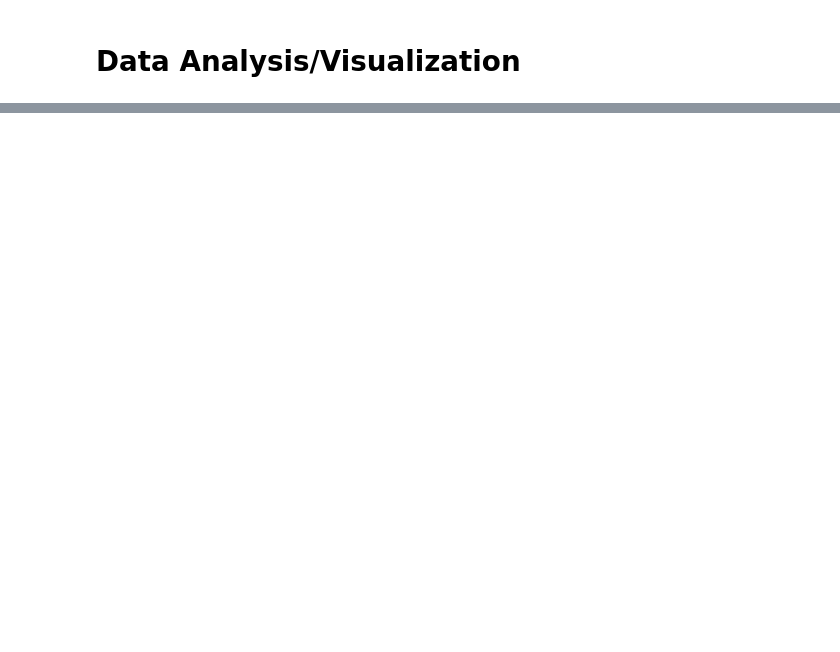
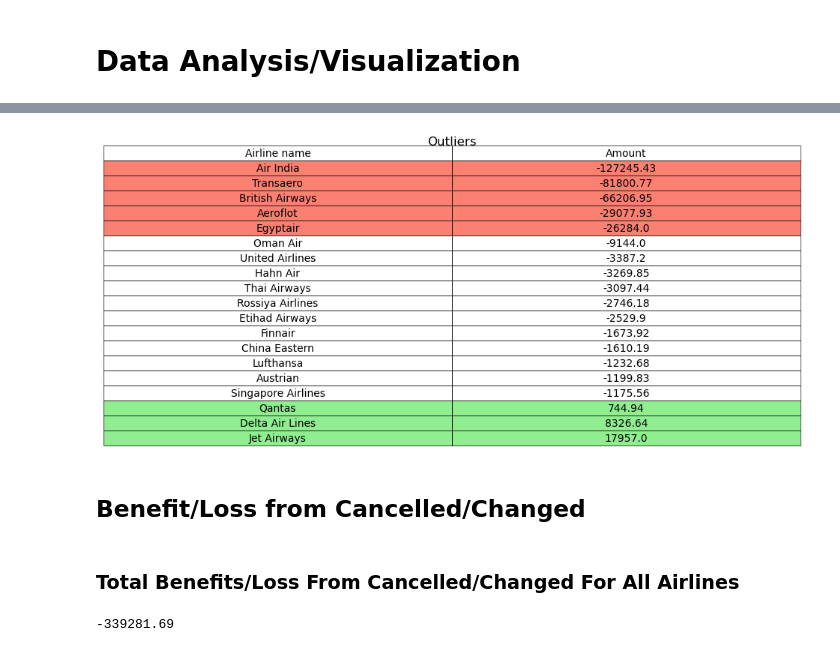
Before and after one commit to mlvilleg/CovidInteractivePlot, a Jupyter notebook: Airline Project/Analysis.ipynb, the cells around one changed output, grey strips where cells are left out. Drawn from its saved outputs; the diff is of its cells as text; code cells hidden in the pictures; blank space fills up the shorter version.

Commit message:
Refined project, added sql section, added better analysis

```diff
--- a/Airline Project/Analysis.ipynb
+++ b/Airline Project/Analysis.ipynb
@@ -57,3 +73,6 @@ df_cleaned["Ticket Issuance Date"] = pd.to_datetime(df_cleaned["Ticket Issuance
+# %%
+#Dropping REISVERZEKERING and OVERIGE
+df_cleaned = df_cleaned[~df_cleaned['Category'].isin(['REISVERZEKERING', 'OVERIGE'])]
 # %%
 #Create where changed or cancelled
 #Where W = changed and A = Cancelled
@@ -360,0 +227,54 @@ plt.show()
+# %%
+#Finding Outliers
+
+Q1 = result['Amount'].quantile(0.25)
+Q3 = result['Amount'].quantile(0.75)
+IQR = Q3 - Q1
+
+# Define outliers as values outside 1.5*IQR from the quartiles
+outliers = result[(result['Amount'] < Q1 - 1.5 * IQR) | (result['Amount'] > Q3 + 1.5 * IQR)]
+outliers = outliers[["Airline name","Amount"]].round(2)
+
+#list of top losses to highlight
+df_asc = merged_data.groupby("Airline name")["Amount"].sum().sort_values(ascending=True)
+top_losers = df_asc.head(5)
+top_losers_list = top_losers.index.tolist()
+top_losers_list
+
+#list of top benefits to highlight
+df_desc = merged_data.groupby("Airline name")["Amount"].sum().sort_values(ascending=False)
+top_winners = df_desc.head(5)
+top_winners_list = top_winners.index.tolist()
+top_winners_list
+
+fig, ax = plt.subplots(figsize=(10, 5))
+ax.axis('off')
+table = ax.table(cellText=outliers.values, colLabels=outliers.columns, cellLoc='center', loc='center')
+
+# Highlight the top winners and top losers
+for i in range(len(outliers)):
+    if outliers.iloc[i]['Airline name'] in top_losers_list:
+        for j in range(len(outliers.columns)):
+            table[(i+1, j)].set_facecolor('salmon')  # Highlight top losers in salmon color
+    elif outliers.iloc[i]['Airline name'] in top_winners_list:
+        for j in range(len(outliers.columns)):
+            table[(i+1, j)].set_facecolor('lightgreen')  # Highlight top winners in lightgreen color
+
+# Set table properties
+table.auto_set_font_size(False)
+table.set_fontsize(10)
+table.scale(1.2, 1.2)  # Scale the table for better readability
+ax.set_title('Outliers', fontsize=12)  # Add a title to the table
+
+plt.savefig('output/outliers_table.png', bbox_inches='tight')
+plt.show()
+# %% [output]
+[figure, added]
+# %% [markdown]
+## Benefit/Loss from Cancelled/Changed
+# %% [markdown]
+### Total Benefits/Loss From Cancelled/Changed For All Airlines
+# %%
+merged_data.Amount.sum().round(2)
+# %% [output]
+-339281.69
```
Also changed, not shown: parts of 51 cells of this notebook, 12 other files.
